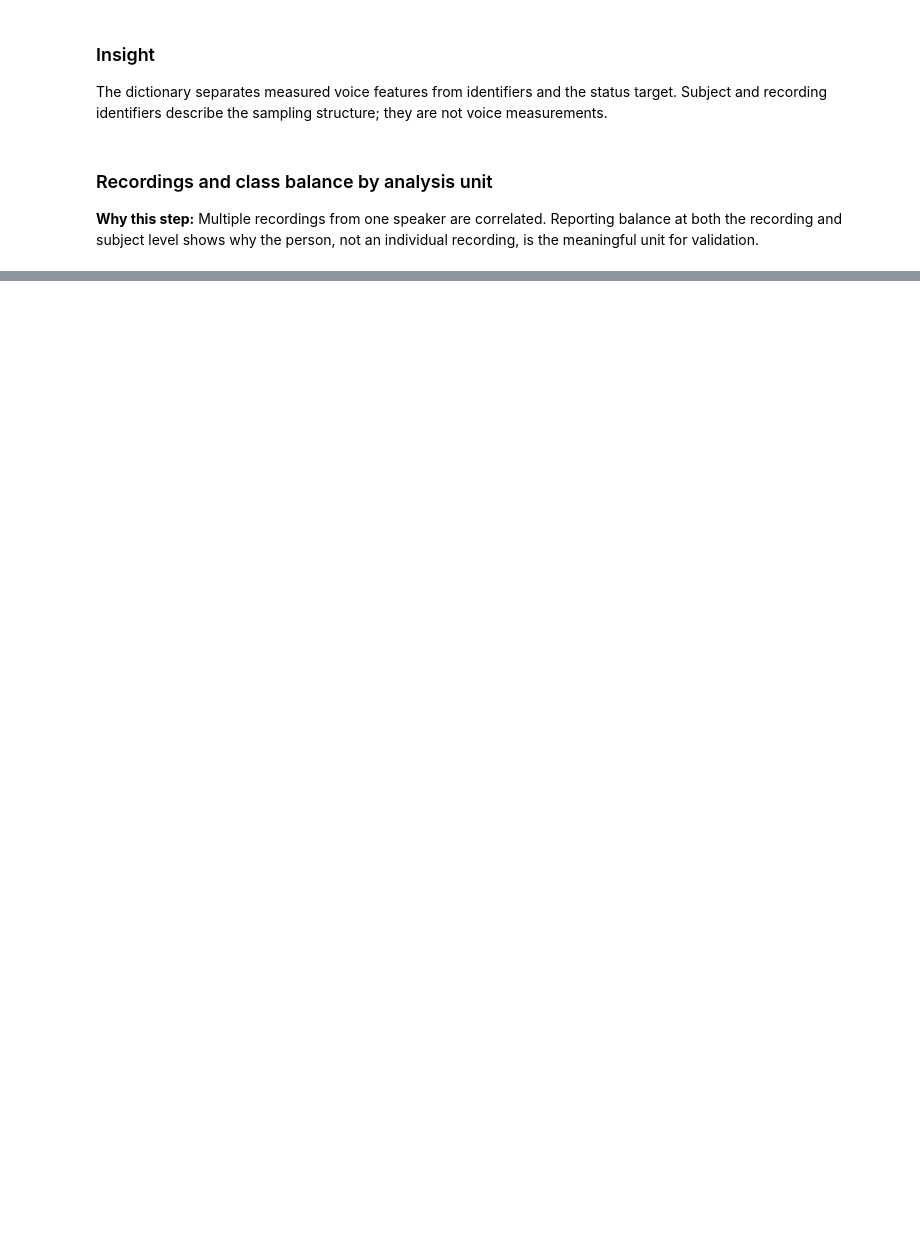
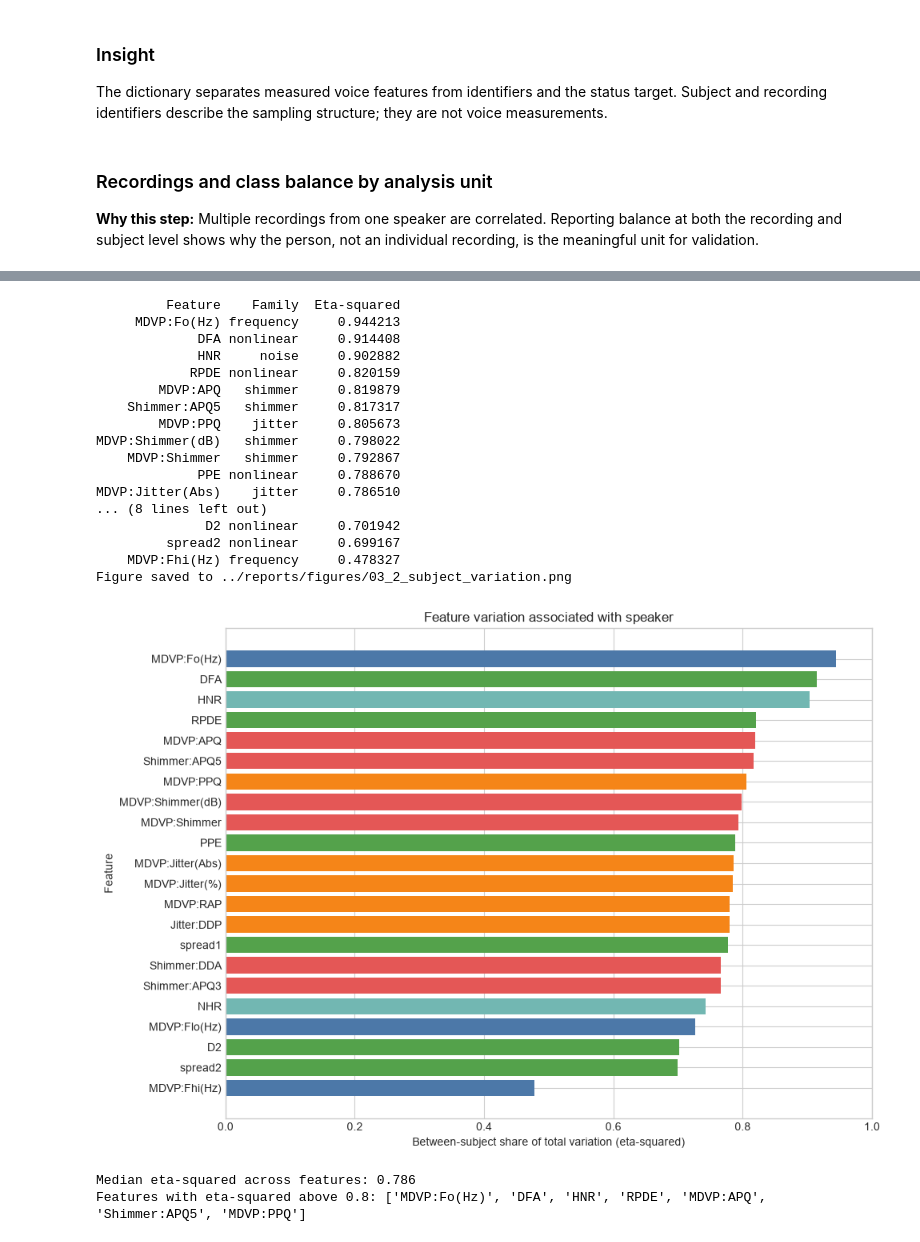
Before and after one commit to aayaan-khan/parkinsons-detection, a Jupyter notebook: notebooks/Parkinsons_Disease_Detection.ipynb, the cells around one changed output, grey strips where cells are left out. Drawn from its saved outputs; the diff is of its cells as text; code cells hidden in the pictures; blank space fills up the shorter version.

```diff
--- a/notebooks/Parkinsons_Disease_Detection.ipynb
+++ b/notebooks/Parkinsons_Disease_Detection.ipynb
@@ -308,7 +327,6 @@ The embedded payload is generated from the source CSV and verified by SHA-256 wh
 # %%
 # Keep data access inline so the notebook does not depend on src/ or write files.
 FORCE_EMBEDDED = False
-RANDOM_STATE = 42
 
 OXFORD_URL = (
     "https://archive.ics.uci.edu/ml/machine-learning-databases/"
@@ -604,0 +780,53 @@ Accuracy alone can conceal missed healthy subjects or the repeated-recording str
+# %%
+# Decompose each feature's total sum of squares into between-speaker variation.
+eta_rows = []
+for feature in feature_columns:
+    values = oxford[feature].to_numpy(dtype=float)
+    grand_mean = float(values.mean())
+    grouped = oxford.groupby("subject_id")[feature].agg(["mean", "size"])
+    ss_between = float((grouped["size"] * (grouped["mean"] - grand_mean) ** 2).sum())
+    ss_total = float(((values - grand_mean) ** 2).sum())
+    eta_squared = ss_between / ss_total if ss_total > 0 else float("nan")
+    eta_rows.append({"Feature": feature, "Family": feature_family[feature], "Eta-squared": eta_squared})
+eta_table = pd.DataFrame(eta_rows).sort_values("Eta-squared", ascending=False).reset_index(drop=True)
+display(eta_table)
+
+# Show the decomposition values in a family-colored chart.
+fig_eta, ax_eta = plt.subplots(figsize=(10, 7))
+bar_colors = [family_colors[family] for family in eta_table["Family"]]
+ax_eta.barh(eta_table["Feature"], eta_table["Eta-squared"], color=bar_colors)
+ax_eta.invert_yaxis()
+ax_eta.set_xlim(0, 1)
+ax_eta.set_xlabel("Between-subject share of total variation (eta-squared)")
+ax_eta.set_ylabel("Feature")
+ax_eta.set_title("Feature variation associated with speaker")
+fig_eta.tight_layout()
+save_fig(fig_eta, "03_2_subject_variation")
+plt.show()
+
+# Print summary values computed from the eta-squared table.
+median_eta_squared = float(eta_table["Eta-squared"].median())
+features_above_08 = eta_table.loc[eta_table["Eta-squared"] > 0.8, "Feature"].tolist()
+print(f"Median eta-squared across features: {median_eta_squared:.3f}")
+print(f"Features with eta-squared above 0.8: {features_above_08}")
+# %% [output]
+         Feature    Family  Eta-squared
+     MDVP:Fo(Hz) frequency     0.944213
+             DFA nonlinear     0.914408
+             HNR     noise     0.902882
+            RPDE nonlinear     0.820159
+        MDVP:APQ   shimmer     0.819879
+    Shimmer:APQ5   shimmer     0.817317
+        MDVP:PPQ    jitter     0.805673
+MDVP:Shimmer(dB)   shimmer     0.798022
+    MDVP:Shimmer   shimmer     0.792867
+             PPE nonlinear     0.788670
+MDVP:Jitter(Abs)    jitter     0.786510
+... (8 lines left out)
+              D2 nonlinear     0.701942
+         spread2 nonlinear     0.699167
+    MDVP:Fhi(Hz) frequency     0.478327
+Figure saved to ../reports/figures/03_2_subject_variation.png
+[figure, added]
+Median eta-squared across features: 0.786
+Features with eta-squared above 0.8: ['MDVP:Fo(Hz)', 'DFA', 'HNR', 'RPDE', 'MDVP:APQ', 'Shimmer:APQ5', 'MDVP:PPQ']
```
Also changed, not shown: parts of 22 cells of this notebook.
